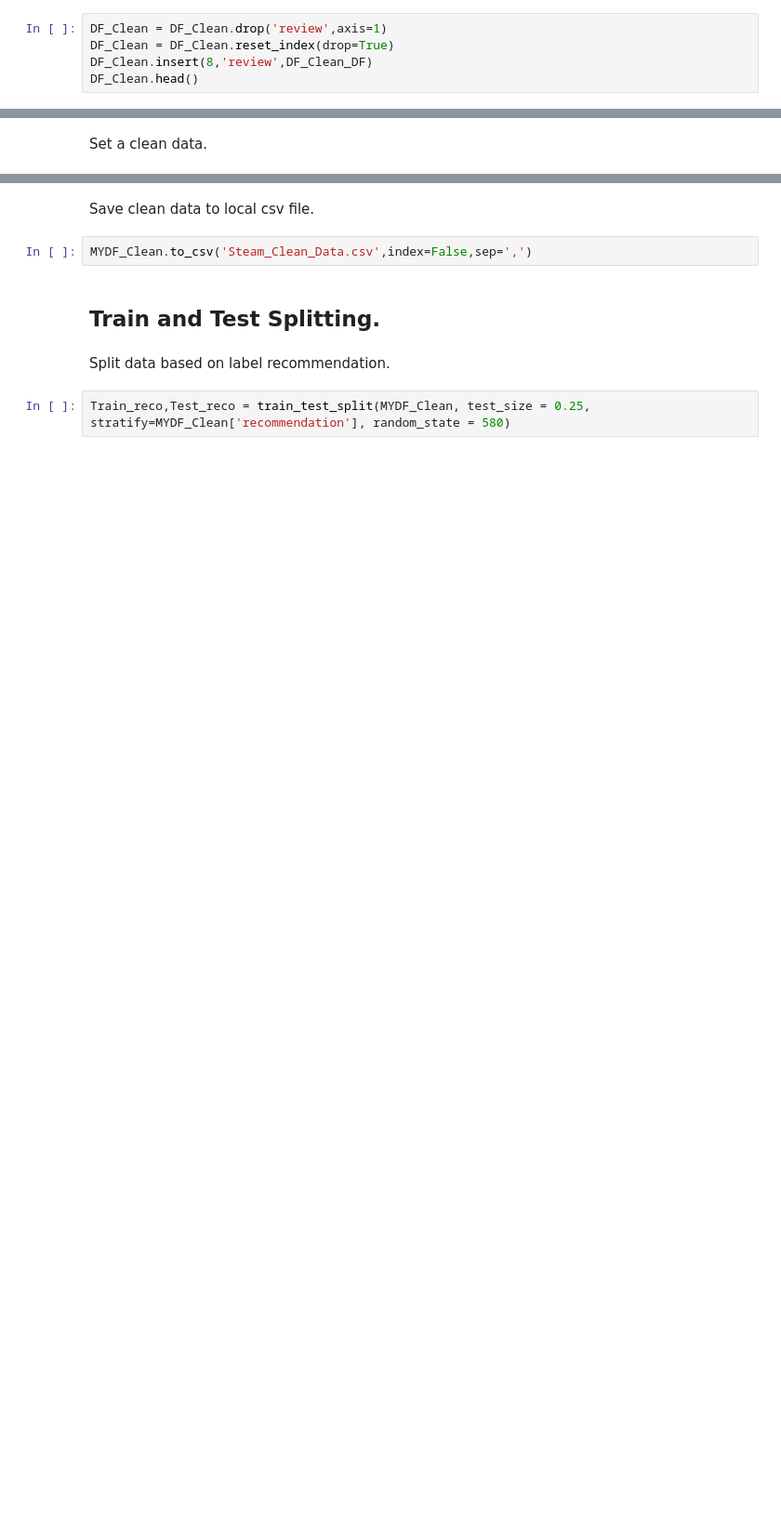
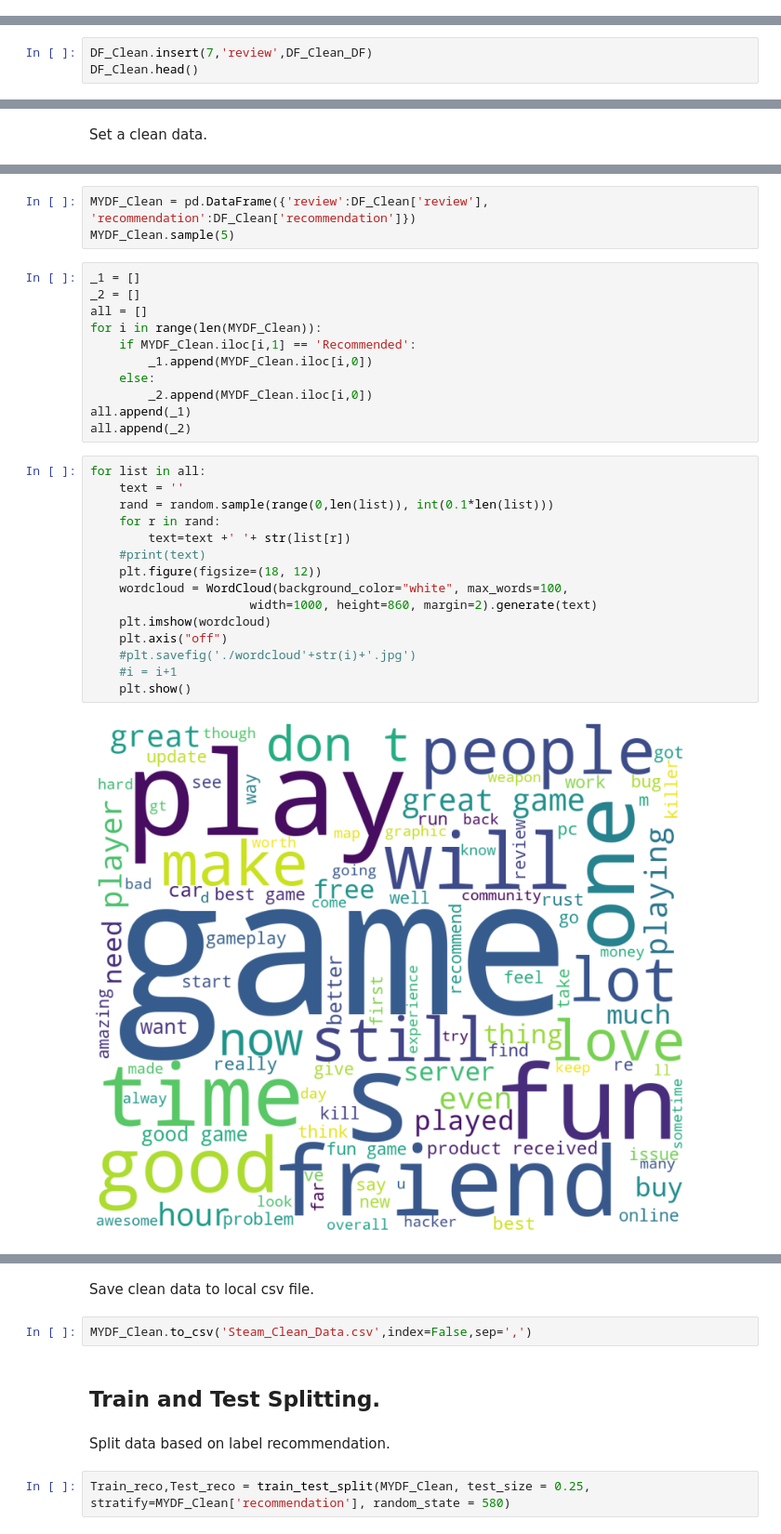
Before and after one commit to lm2546/Game-Review-Classification, a Jupyter notebook: Data_Munging.ipynb, the cells around one changed output, grey strips where cells are left out. Shown: that part at 93% size. Drawn from its saved outputs; the diff is of its cells as text; blank space fills up the shorter version.

```diff
--- a/Data_Munging.ipynb
+++ b/Data_Munging.ipynb
@@ -139,5 +103,0 @@ Drop the useless coulmns.
-# %%
-DF_Clean = DF_Clean.drop('review',axis=1)
-DF_Clean = DF_Clean.reset_index(drop=True)
-DF_Clean.insert(8,'review',DF_Clean_DF)
-DF_Clean.head()
@@ -155,0 +109,3 @@ fig = px.histogram(DF_Clean, x='authentic')
+# %%
+DF_Clean.insert(7,'review',DF_Clean_DF)
+DF_Clean.head()
@@ -179,0 +126,31 @@ MYDF_Clean.sample(5)
+# %%
+MYDF_Clean = pd.DataFrame({'review':DF_Clean['review'], 'recommendation':DF_Clean['recommendation']})
+MYDF_Clean.sample(5)
+# %%
+_1 = []
+_2 = []
+all = []
+for i in range(len(MYDF_Clean)):
+    if MYDF_Clean.iloc[i,1] == 'Recommended':
+        _1.append(MYDF_Clean.iloc[i,0])
+    else:
+        _2.append(MYDF_Clean.iloc[i,0])
+all.append(_1)
+all.append(_2)
+# %%
+for list in all:
+    text = ''
+    rand = random.sample(range(0,len(list)), int(0.1*len(list)))
+    for r in rand:
+        text=text +' '+ str(list[r])
+    #print(text)
+    plt.figure(figsize=(18, 12))
+    wordcloud = WordCloud(background_color="white", max_words=100,
+                      width=1000, height=860, margin=2).generate(text)
+    plt.imshow(wordcloud)
+    plt.axis("off")
+    #plt.savefig('./wordcloud'+str(i)+'.jpg')
+    #i = i+1
+    plt.show()
+# %% [output]
+[figure, added]
```
Also changed, not shown: parts of 24 cells of this notebook, 2 other files.
